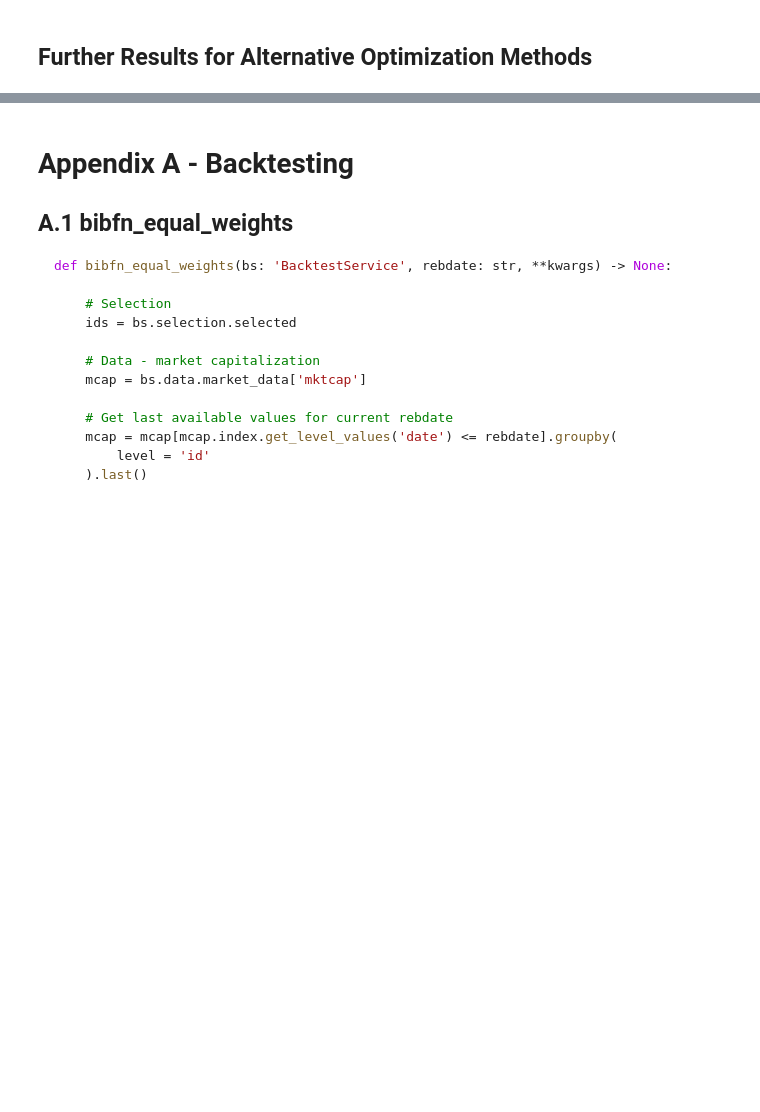
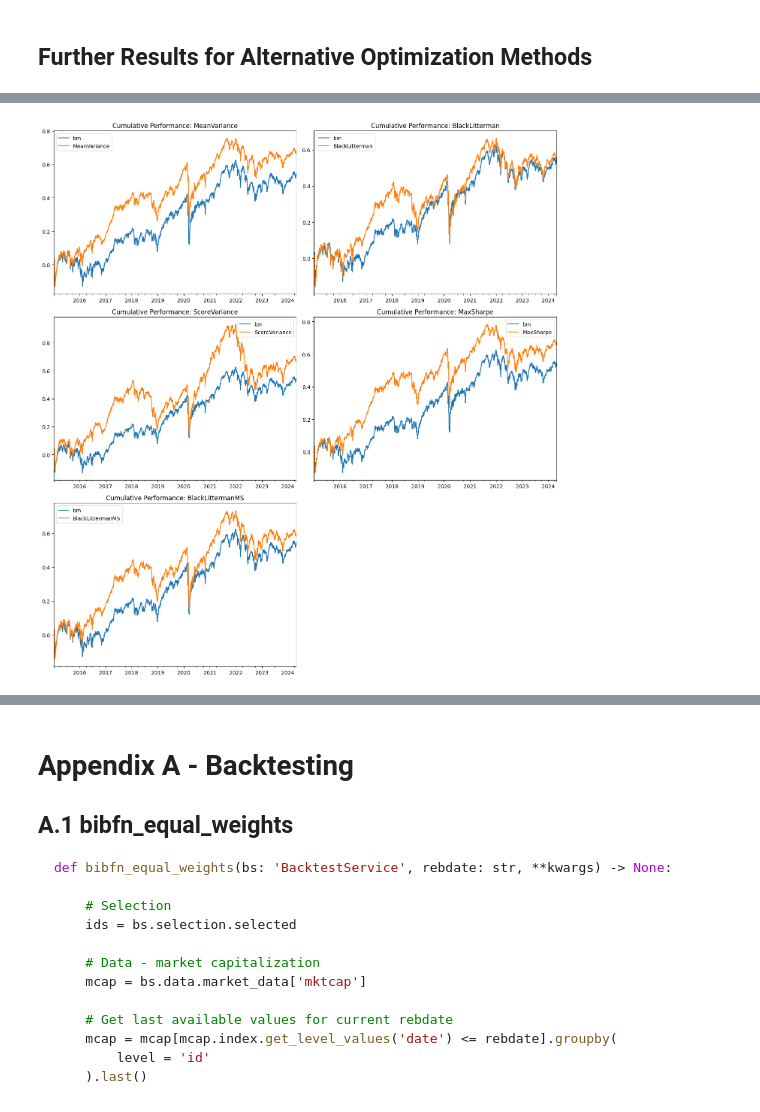
Before and after one commit to nwinkler99/qpmwp-course, a Jupyter notebook: assignments/Trading_Strat_updated.ipynb, the cells around one changed output, grey strips where cells are left out. Drawn from its saved outputs; the diff is of its cells as text; code cells hidden in the pictures; blank space fills up the shorter version.

```diff
--- a/assignments/Trading_Strat_updated.ipynb
+++ b/assignments/Trading_Strat_updated.ipynb
@@ -708,11 +713,11 @@ bs5 = BacktestService(
     rebdates = rebdates,
     )
 # %%
-#path = "C:/Users/angus/OneDrive/Desktop/QPMwP/Investment_Strategy/BACKTESTS/"  # <change this to your path where you want to store the backtest>
-path = "C:/Users/nilsw/QPM/qpmwp-course/BACKTESTS/"
+path = "C:/Users/angus/OneDrive/Desktop/QPMwP/Investment_Strategy/BACKTESTS/"
+# path = "C:/Users/nilsw/QPM/qpmwp-course/BACKTESTS/"
 
 bt_bl_ltr1 = Backtest()
-bt_bl_ltr1.run(bs=bs)
+bt_bl_ltr1.run(bs=bs1)
 filename = 'backtest_bl_ltr1.pickle'
 bt_bl_ltr1.save(
      path = path,
@@ -720,7 +725,7 @@ bt_bl_ltr1.save(
 )
 
 bt_bl_ltr2 = Backtest()
-bt_bl_ltr2.run(bs=bs)
+bt_bl_ltr2.run(bs=bs2)
 filename = 'backtest_bl_ltr2.pickle'
 bt_bl_ltr2.save(
      path = path,
@@ -728,7 +733,7 @@ bt_bl_ltr2.save(
 )
 
 bt_bl_ltr4 = Backtest()
-bt_bl_ltr4.run(bs=bs)
+bt_bl_ltr4.run(bs=bs4)
 filename = 'backtest_bl_ltr4.pickle'
 bt_bl_ltr4.save(
      path = path,
@@ -736,7 +741,7 @@ bt_bl_ltr4.save(
 )
 
 bt_bl_ltr5 = Backtest()
-bt_bl_ltr5.run(bs=bs)
+bt_bl_ltr5.run(bs=bs5)
 filename = 'backtest_bl_ltr5.pickle'
 bt_bl_ltr5.save(
      path = path,
@@ -745,34 +768,41 @@ bt_bl_ltr5.save(
 # %%
 backtest_files = [
     ('backtest_bl_ltr.pickle', 'MeanVariance'),
     ('backtest_bl_ltr1.pickle', 'BlackLitterman'),
     ('backtest_bl_ltr2.pickle', 'ScoreVariance'),
     ('backtest_bl_ltr4.pickle', 'MaxSharpe'),
     ('backtest_bl_ltr5.pickle', 'BlackLittermanMS'),
 ]
 
 fixed_costs = 0.01
 variable_costs = 0.002
 return_series = bs.data.get_return_series()
 
-sim_dict_net = {}
+n = len(backtest_files)
+ncols = 2
+nrows = (n + 1) // ncols
 
-for filename, label in backtest_files:
+fig, axes = plt.subplots(nrows=nrows, ncols=ncols, figsize=(14, 5 * nrows), sharex=False, sharey=False)
+axes = axes.flatten()
+
+for i, (filename, label) in enumerate(backtest_files):
     bt = load_pickle(filename=filename, path=path)
-    sim = pd.concat({
+    sim_other = pd.concat({
         'bm': bs.data.bm_series,
         label: bt.strategy.simulate(
             return_series=return_series,
             fc=fixed_costs,
             vc=variable_costs,
         ),
     }, axis=1).dropna()
 
-# Combine all strategies and benchmark into a single DataFrame
-sim = pd.concat(
-    {'bm': bs.data.bm_series, **sim_dict_net},
-    axis=1
-).dropna()
+    cumulative_returns_df = np.log(1 + sim_other).cumsum()
+    cumulative_returns_df.plot(ax=axes[i], title=f'Cumulative Performance: {label}')
 
-cumulative_returns = np.log(1 + sim).cumsum()
-cumulative_returns.plot(title=f'Cumulative Performance: {label}', figsize=(10, 6))
+for j in range(i + 1, len(axes)):
+    fig.delaxes(axes[j])
+
+plt.tight_layout()
+plt.show()
+# %% [output]
+[figure, added]
```
Also changed, not shown: parts of 11 cells of this notebook.
